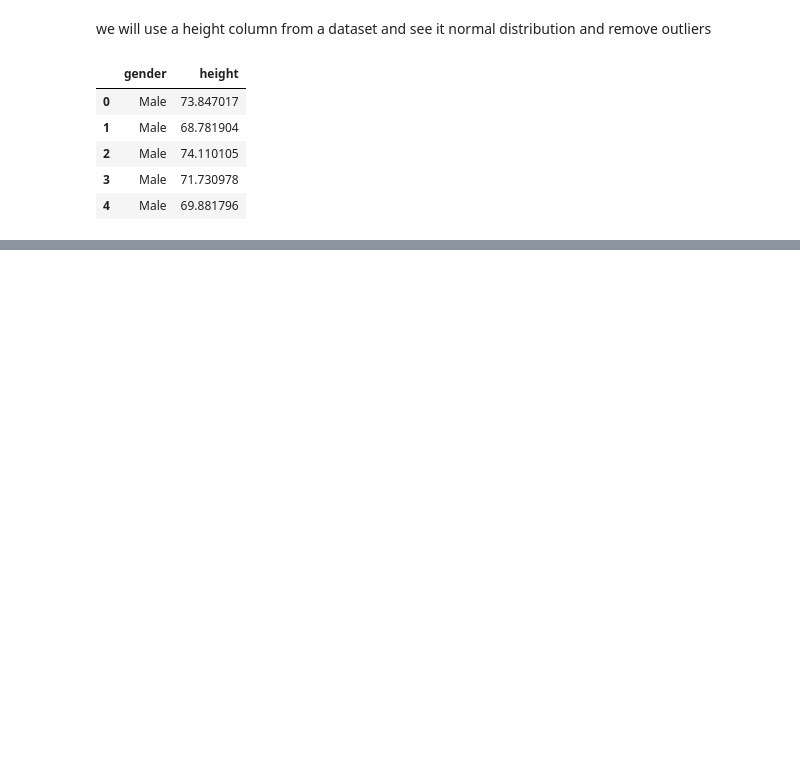
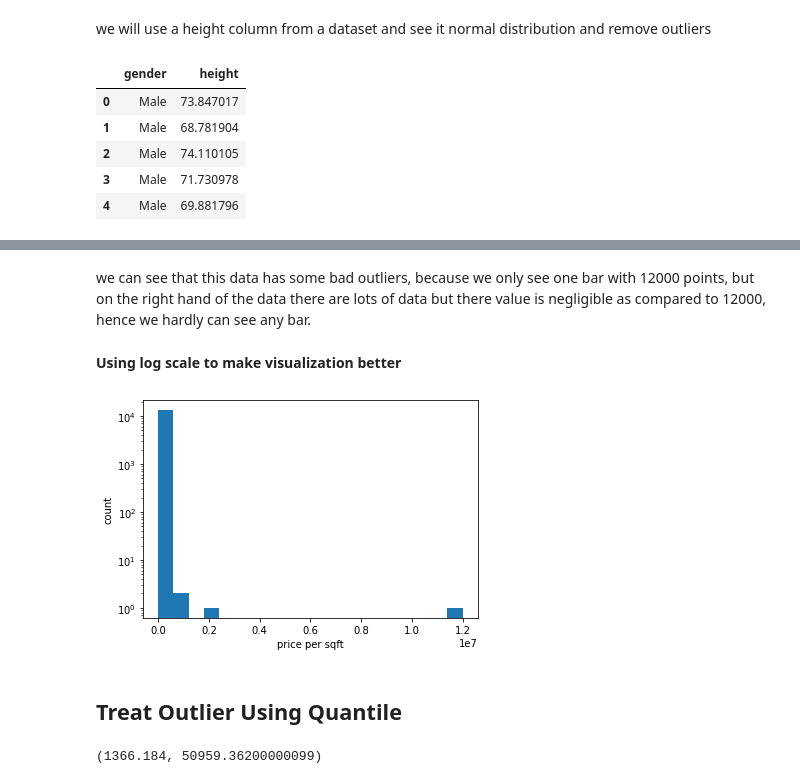
Before and after one commit to Mhtag/applied_statistics, a Jupyter notebook: outlier_removal_using_zscore_&_norm_dist.ipynb, the cells around one changed output, grey strips where cells are left out. Saved outputs shown, nothing was run; the diff lists cells and outputs as text; code cells hidden in the pictures; blank space fills up the shorter version.

```diff
--- a/outlier_removal_using_zscore_&_norm_dist.ipynb
+++ b/outlier_removal_using_zscore_&_norm_dist.ipynb
@@ -20,0 +143,19 @@ df.de
+# %% [markdown]
+we can see that this data has some bad outliers, because we only see one bar with 12000 points, but on the right hand of the data there are lots of data but there value is negligible as compared to 12000, hence we hardly can see any bar.
+# %% [markdown]
+**Using log scale to make visualization better**
+# %%
+plt.hist(df.price_per_sqft, bins=20)
+plt.xlabel('price per sqft')
+plt.ylabel('count')
+plt.yscale('log')
+plt.show()
+# %% [output]
+[figure, added]
+# %% [markdown]
+## Treat Outlier Using Quantile
+# %%
+lower_limit, upper_limit = df.price_per_sqft.quantile([0.001,0.999])
+lower_limit, upper_limit
+# %% [output]
+(1366.184, 50959.36200000099)
```
Also changed, not shown: parts of 27 cells of this notebook.
